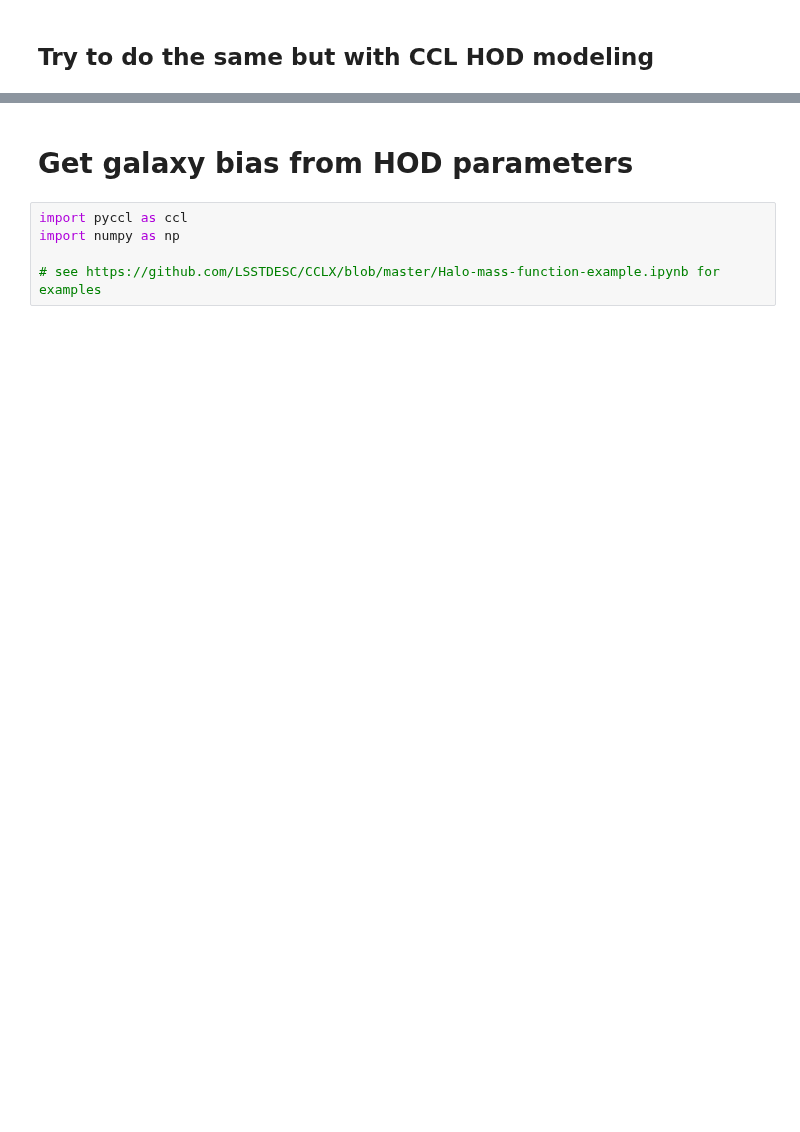
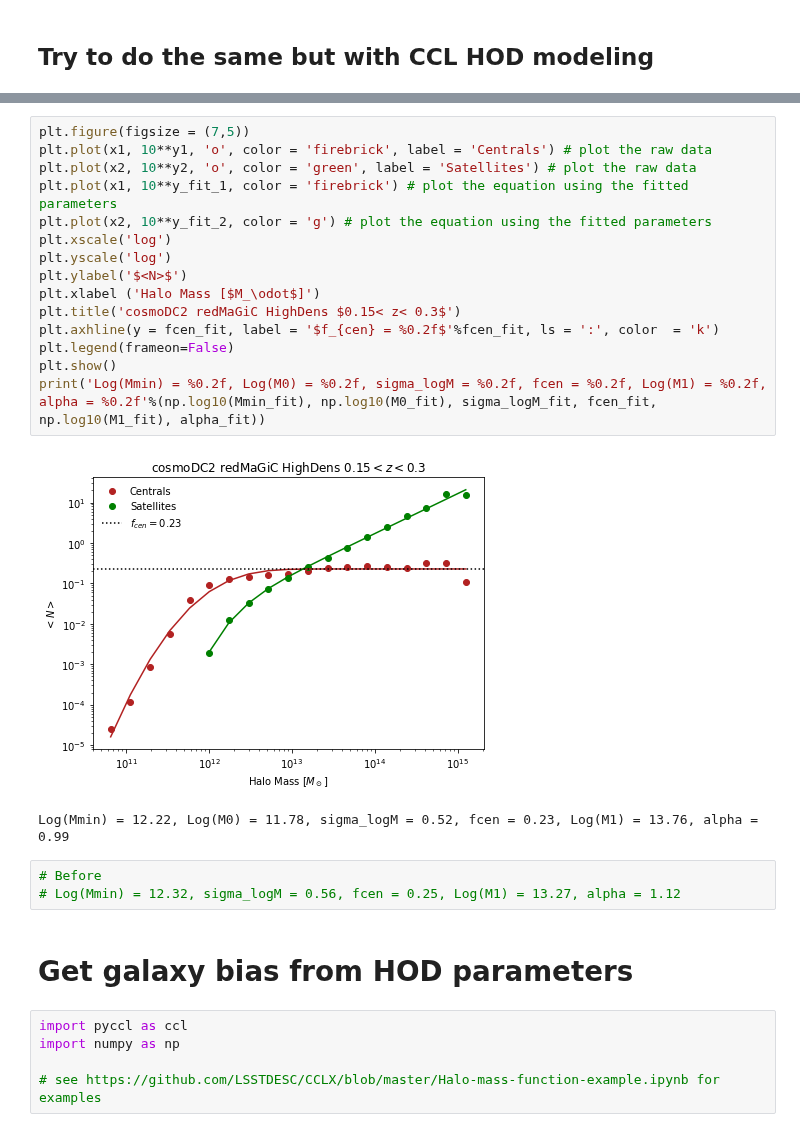
Before and after one commit to LSSTDESC/txpipe-cosmodc2, a Jupyter notebook: notebooks/GalaxyBias.ipynb, the cells around one changed output, grey strips where cells are left out. Drawn from its saved outputs; the diff is of its cells as text; blank space fills up the shorter version.

```diff
--- a/notebooks/GalaxyBias.ipynb
+++ b/notebooks/GalaxyBias.ipynb
@@ -356,3 +366,24 @@ NameError: name 'N_cent' is not defined
+# %%
+plt.figure(figsize = (7,5))
+plt.plot(x1, 10**y1, 'o', color = 'firebrick', label = 'Centrals') # plot the raw data
+plt.plot(x2, 10**y2, 'o', color = 'green', label = 'Satellites') # plot the raw data
+plt.plot(x1, 10**y_fit_1, color = 'firebrick') # plot the equation using the fitted parameters
+plt.plot(x2, 10**y_fit_2, color = 'g') # plot the equation using the fitted parameters
+plt.xscale('log')
+plt.yscale('log')
+plt.ylabel('$<N>$')
+plt.xlabel ('Halo Mass [$M_\odot$]')
+plt.title('cosmoDC2 redMaGiC HighDens $0.15< z< 0.3$')
+plt.axhline(y = fcen_fit, label = '$f_{cen} = %0.2f$'%fcen_fit, ls = ':', color  = 'k')
+plt.legend(frameon=False)
+plt.show()
+print('Log(Mmin) = %0.2f, Log(M0) = %0.2f, sigma_logM = %0.2f, fcen = %0.2f, Log(M1) = %0.2f, alpha = %0.2f'%(np.log10(Mmin_fit), np.log10(M0_fit), sigma_logM_fit, fcen_fit, np.log10(M1_fit), alpha_fit))
+# %% [output]
+[figure, added]
+Log(Mmin) = 12.22, Log(M0) = 11.78, sigma_logM = 0.52, fcen = 0.23, Log(M1) = 13.76, alpha = 0.99
+# %%
+# Before
+# Log(Mmin) = 12.32, sigma_logM = 0.56, fcen = 0.25, Log(M1) = 13.27, alpha = 1.12
 # %% [markdown]
 # Get galaxy bias from HOD parameters
 # %%
```
Also changed, not shown: parts of 46 cells of this notebook.
